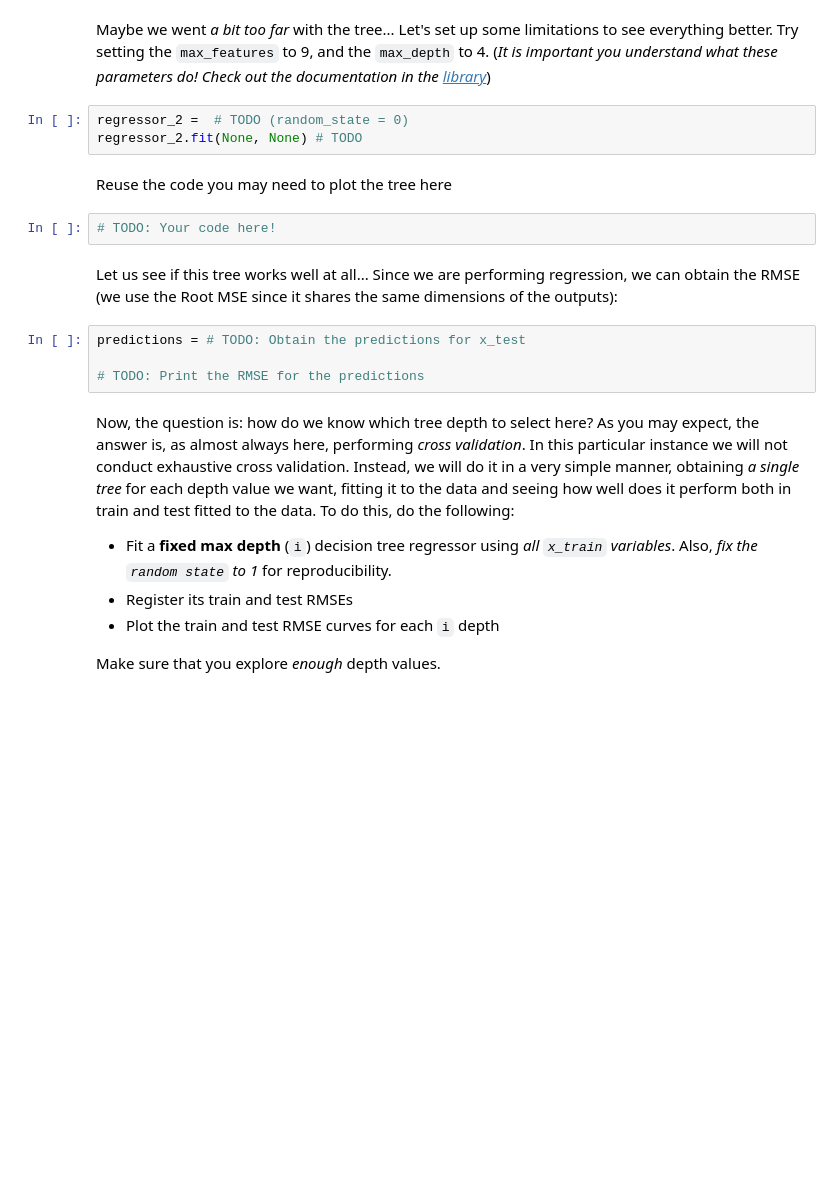
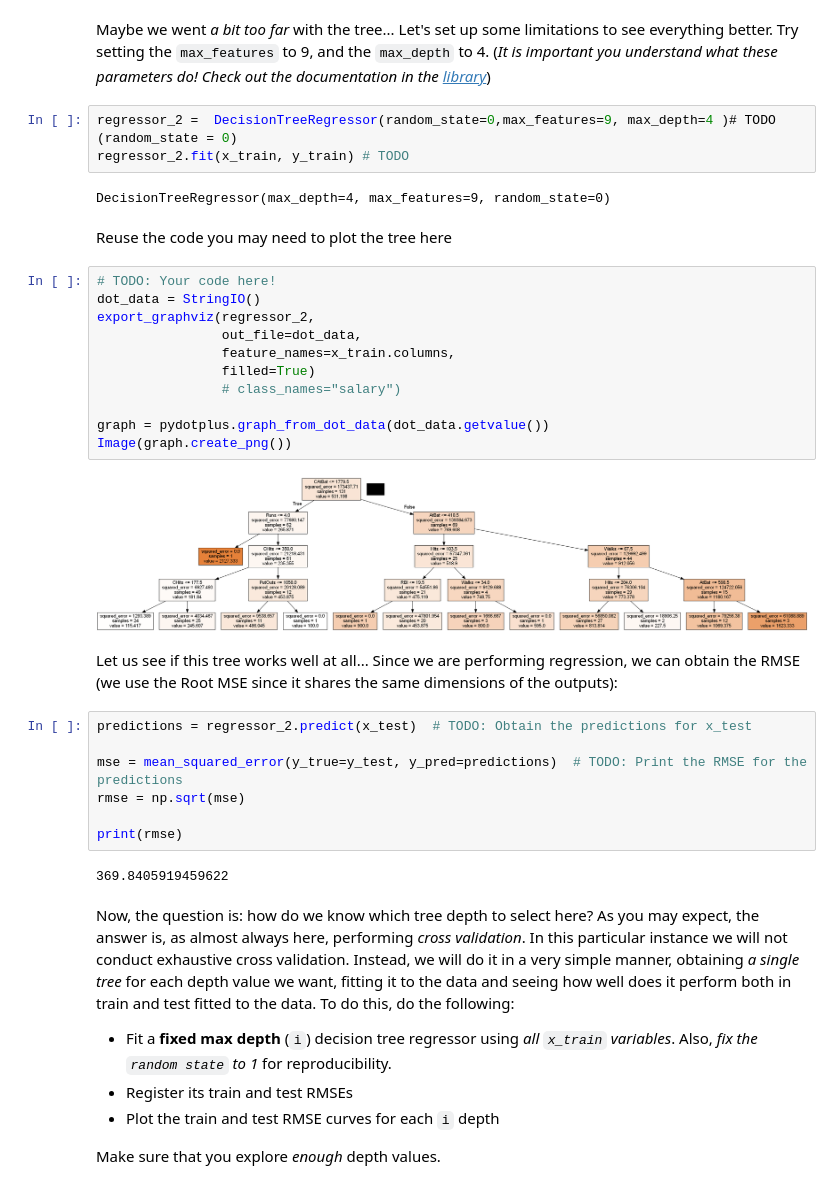
Before and after one commit to ICAI-IMAT-ML/p2-8-202304626, a Jupyter notebook: notebook/Lab2_8_Trees.ipynb, the cells around one changed output. Cells and saved outputs as stored; diff of their text form; blank space fills up the shorter version.

```diff
--- a/notebook/Lab2_8_Trees.ipynb
+++ b/notebook/Lab2_8_Trees.ipynb
@@ -150,18 +221,36 @@ Reuse the code you need to plot the tree here
 # %% [markdown]
 Maybe we went _a bit too far_ with the tree... Let's set up some limitations to see everything better. Try setting the `max_features` to 9, and the `max_depth` to 4. (_It is important you understand what these parameters do! Check out the documentation in the [library](https://scikit-learn.org/stable/modules/generated/sklearn.tree.DecisionTreeRegressor.html)_)
 # %%
-regressor_2 =  # TODO (random_state = 0)
-regressor_2.fit(None, None) # TODO
+regressor_2 =  DecisionTreeRegressor(random_state=0,max_features=9, max_depth=4 )# TODO (random_state = 0)
+regressor_2.fit(x_train, y_train) # TODO
+# %% [output]
+DecisionTreeRegressor(max_depth=4, max_features=9, random_state=0)
 # %% [markdown]
 Reuse the code you may need to plot the tree here
-# %%
-# TODO: Your code here!
+# %%
+# TODO: Your code here!
+dot_data = StringIO()
+export_graphviz(regressor_2,
+                out_file=dot_data,
+                feature_names=x_train.columns,
+                filled=True)
+                # class_names="salary")
+
+graph = pydotplus.graph_from_dot_data(dot_data.getvalue())
+Image(graph.create_png())
+# %% [output]
+[figure, added]
 # %% [markdown]
 Let us see if this tree works well at all... Since we are performing regression, we can obtain the RMSE (we use the Root MSE since it shares the same dimensions of the outputs):
 # %%
-predictions = # TODO: Obtain the predictions for x_test
+predictions = regressor_2.predict(x_test)  # TODO: Obtain the predictions for x_test
 
-# TODO: Print the RMSE for the predictions
+mse = mean_squared_error(y_true=y_test, y_pred=predictions)  # TODO: Print the RMSE for the predictions
+rmse = np.sqrt(mse)
+
+print(rmse)
+# %% [output]
+369.8405919459622
 # %% [markdown]
 Now, the question is: how do we know which tree depth to select here? As you may expect, the answer is, as almost always here, performing _cross validation_. In this particular instance we will not conduct exhaustive cross validation. Instead, we will do it in a very simple manner, obtaining *a single tree* for each depth value we want, fitting it to the data and seeing how well does it perform both in train and test  fitted to the data. To do this, do the following:
 * Fit a **fixed max depth** (`i`) decision tree regressor using *all `x_train` variables*. Also, *fix the `random state` to 1* for reproducibility.
```
Also changed, not shown: parts of 22 cells of this notebook.
